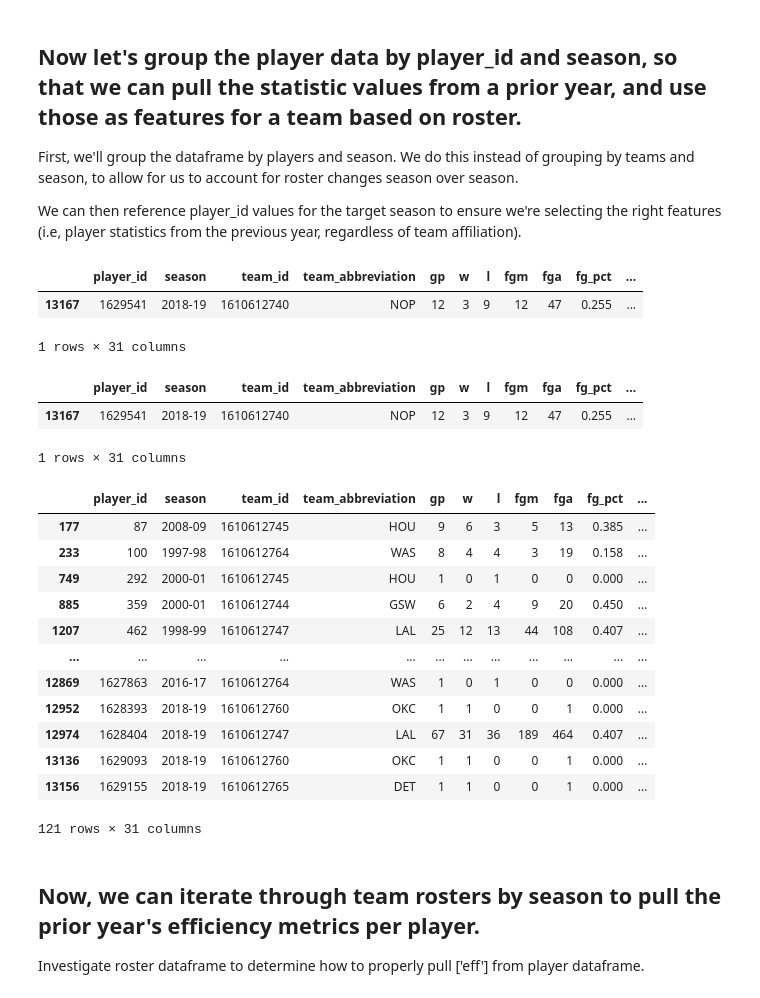
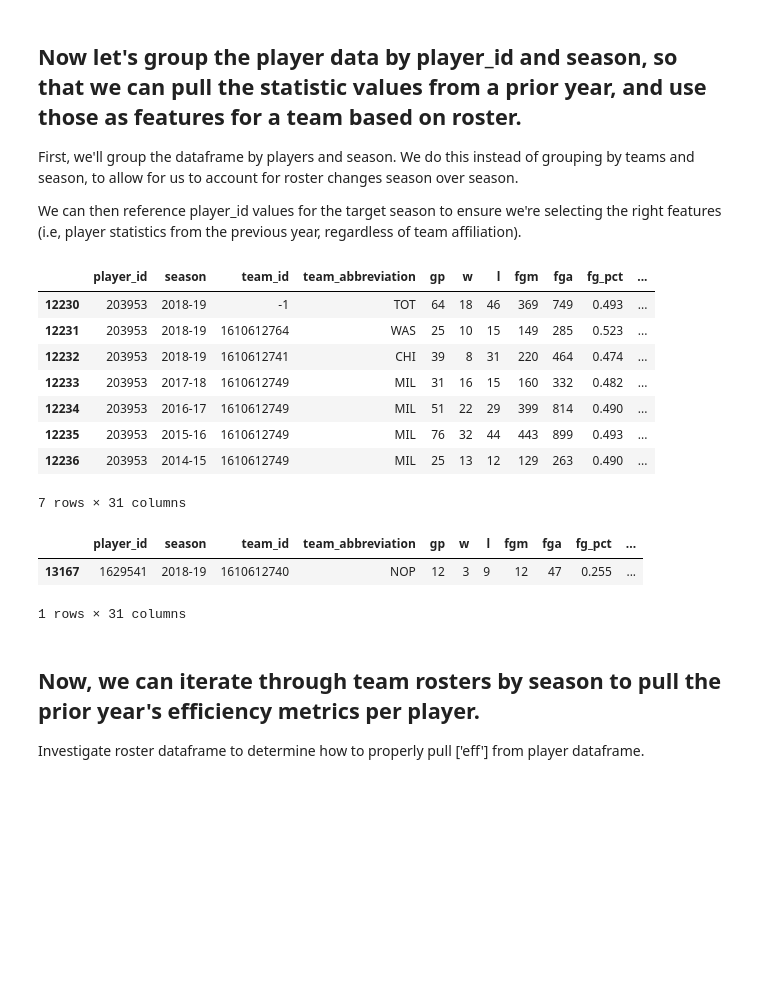
Before and after one commit to jangelchik/basketball_efficiency, a Jupyter notebook: data_and_plots.ipynb, the cells around one changed output. Saved outputs shown, nothing was run; the diff lists cells and outputs as text; code cells hidden in the pictures; blank space fills up the shorter version.

```diff
--- a/data_and_plots.ipynb
+++ b/data_and_plots.ipynb
@@ -224,12 +225,18 @@ We can then reference player_id values for the target season to ensure we're sel
 # %%
 # First we'll group just by player so we can check if a particular season is relevant to them.
 
 df_by_player = df_nba.groupby(['player_id'])
-df_by_player.get_group((max_id))
+df_by_player.get_group((203953))
 # %% [output]
 |  | player_id | season | team_id | team_abbreviation | gp | w | l | fgm | fga | fg_pct | ... |
-| 13167 | 1629541 | 2018-19 | 1610612740 | NOP | 12 | 3 | 9 | 12 | 47 | 0.255 | ... |
+| 12230 | 203953 | 2018-19 | -1 | TOT | 64 | 18 | 46 | 369 | 749 | 0.493 | ... |
+| 12231 | 203953 | 2018-19 | 1610612764 | WAS | 25 | 10 | 15 | 149 | 285 | 0.523 | ... |
+| 12232 | 203953 | 2018-19 | 1610612741 | CHI | 39 | 8 | 31 | 220 | 464 | 0.474 | ... |
+| 12233 | 203953 | 2017-18 | 1610612749 | MIL | 31 | 16 | 15 | 160 | 332 | 0.482 | ... |
+| 12234 | 203953 | 2016-17 | 1610612749 | MIL | 51 | 22 | 29 | 399 | 814 | 0.490 | ... |
+| 12235 | 203953 | 2015-16 | 1610612749 | MIL | 76 | 32 | 44 | 443 | 899 | 0.493 | ... |
+| 12236 | 203953 | 2014-15 | 1610612749 | MIL | 25 | 13 | 12 | 129 | 263 | 0.490 | ... |
-1 rows × 31 columns
+7 rows × 31 columns
 # %%
 # Here we group by both player and season so that we can pull particular efficiency scores per player per year.
 
@@ -240,22 +247,6 @@ df_by_p_s.get_group((max_id,'2018-19'))
 |  | player_id | season | team_id | team_abbreviation | gp | w | l | fgm | fga | fg_pct | ... |
 | 13167 | 1629541 | 2018-19 | 1610612740 | NOP | 12 | 3 | 9 | 12 | 47 | 0.255 | ... |
 1 rows × 31 columns
-# %%
-df_nba.loc[df_nba['+/-'] == 0]
-# %% [output]
-|  | player_id | season | team_id | team_abbreviation | gp | w | l | fgm | fga | fg_pct | ... |
-| 177 | 87 | 2008-09 | 1610612745 | HOU | 9 | 6 | 3 | 5 | 13 | 0.385 | ... |
-| 233 | 100 | 1997-98 | 1610612764 | WAS | 8 | 4 | 4 | 3 | 19 | 0.158 | ... |
-| 749 | 292 | 2000-01 | 1610612745 | HOU | 1 | 0 | 1 | 0 | 0 | 0.000 | ... |
-| 885 | 359 | 2000-01 | 1610612744 | GSW | 6 | 2 | 4 | 9 | 20 | 0.450 | ... |
-| 1207 | 462 | 1998-99 | 1610612747 | LAL | 25 | 12 | 13 | 44 | 108 | 0.407 | ... |
-| ... | ... | ... | ... | ... | ... | ... | ... | ... | ... | ... | ... |
-| 12869 | 1627863 | 2016-17 | 1610612764 | WAS | 1 | 0 | 1 | 0 | 0 | 0.000 | ... |
-| 12952 | 1628393 | 2018-19 | 1610612760 | OKC | 1 | 1 | 0 | 0 | 1 | 0.000 | ... |
-| 12974 | 1628404 | 2018-19 | 1610612747 | LAL | 67 | 31 | 36 | 189 | 464 | 0.407 | ... |
-| 13136 | 1629093 | 2018-19 | 1610612760 | OKC | 1 | 1 | 0 | 0 | 1 | 0.000 | ... |
-| 13156 | 1629155 | 2018-19 | 1610612765 | DET | 1 | 1 | 0 | 0 | 1 | 0.000 | ... |
-121 rows × 31 columns
 # %% [markdown]
 ## Now, we can iterate through team rosters by season to pull the prior year's efficiency metrics per player.
 
```
Also changed, not shown: parts of 18 cells of this notebook, 1 other file.
